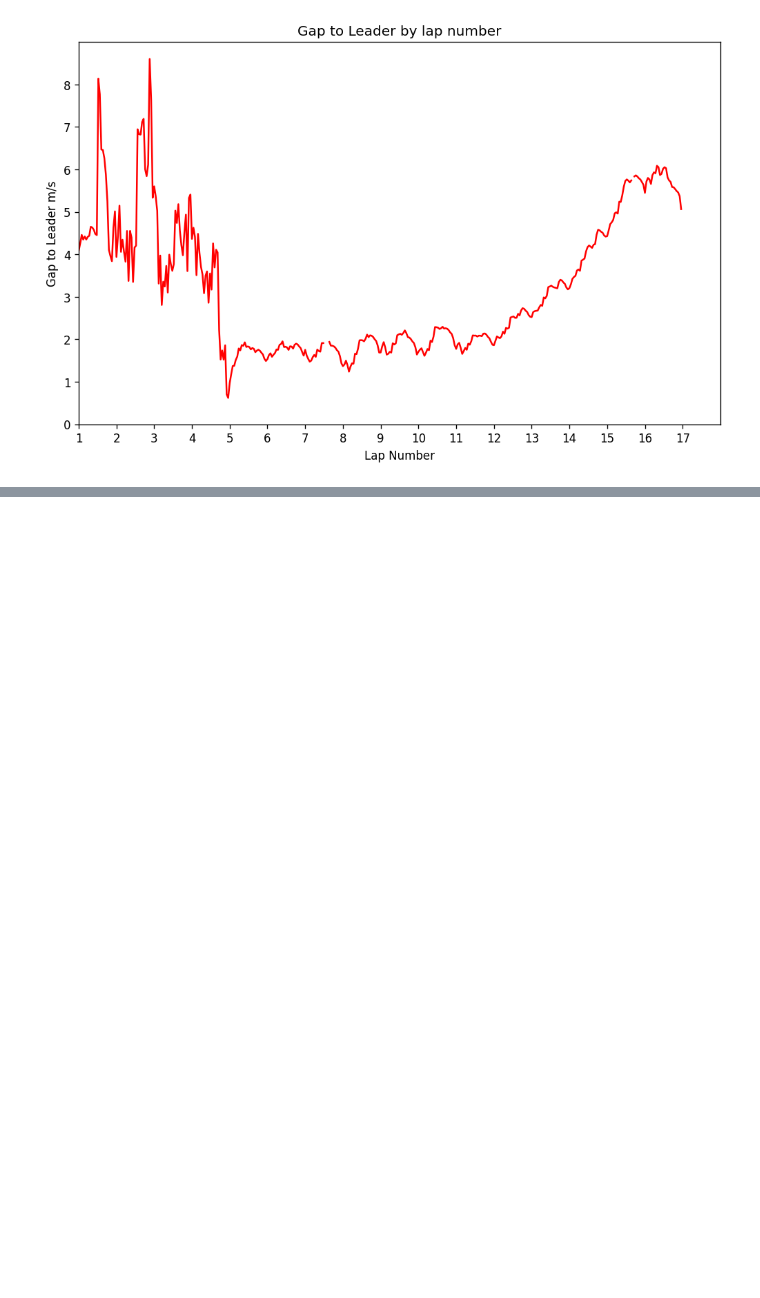
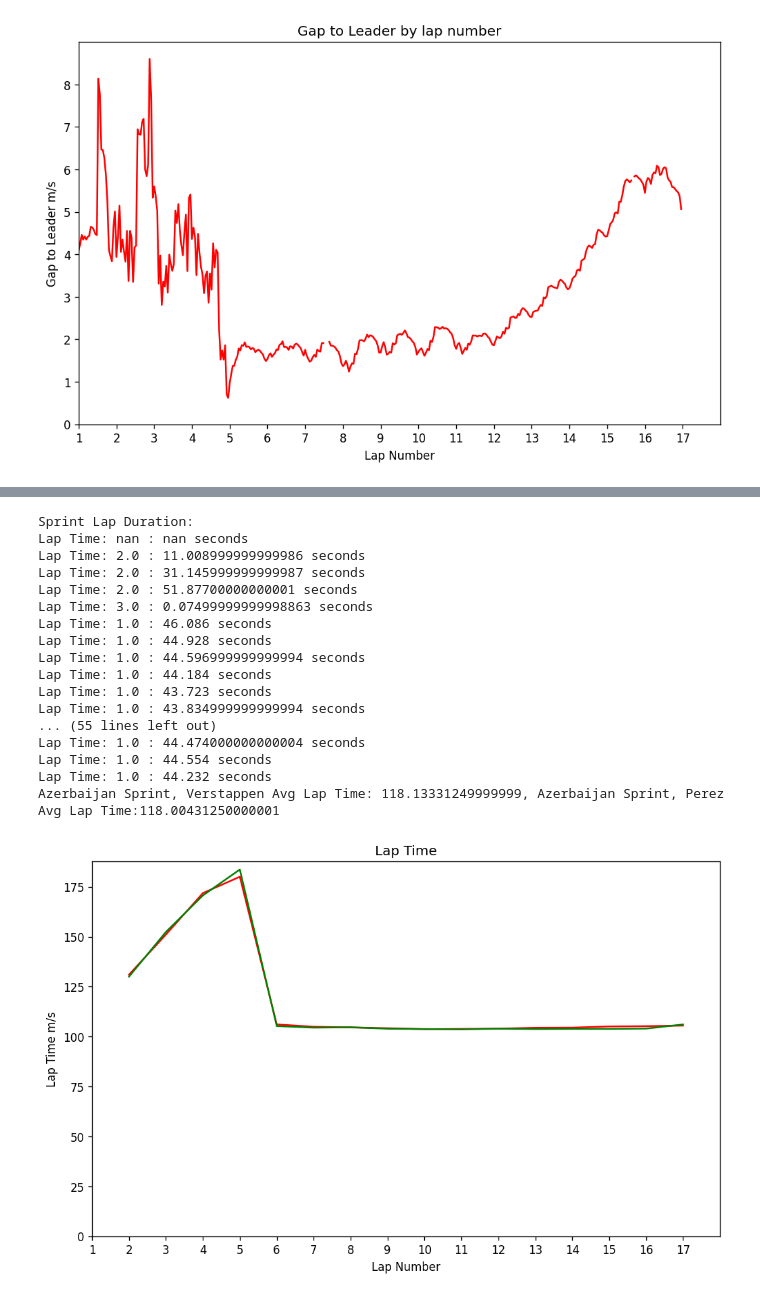
Before and after one commit to OliverKeefe/F1-Sidepod-Damage-Performance-Effect, a Jupyter notebook: analysis.ipynb, the cells around one changed output, grey strips where cells are left out. Cells and saved outputs as stored; diff of their text form; code cells hidden in the pictures; blank space fills up the shorter version.

```diff
--- a/analysis.ipynb
+++ b/analysis.ipynb
@@ -48,0 +131,43 @@ plt.show()
+# %%
+print("Sprint Lap Duration: ")
+convert_lap_time(dfLap, 'lap_duration')
+
+print("GP Lap Duration: ")
+convert_lap_time(dfGPLap, 'lap_duration')
+
+dfPerGPLapReduced: pd.DataFrame = dfGPLap.iloc[:17, :]
+
+plt.figure(figsize=(10, 6), dpi=120)
+plt.plot(dfLap['lap_number'], dfLap['lap_duration'], color='red', marker='')
+plt.plot(dfPerLap['lap_number'], dfPerLap['lap_duration'], color='green', marker='')
+
+print(f"Azerbaijan Sprint, Verstappen Avg Lap Time: {dfLap['lap_duration'].mean()}, Azerbaijan Sprint, Perez Avg Lap Time:{dfPerLap['lap_duration'].mean()} ")
+
+plt.xticks(np.arange(0, 18, 1))
+plt.xlim(1, 18)
+plt.ylim(bottom=0)
+
+plt.title("Lap Time")
+plt.xlabel("Lap Number")
+plt.ylabel("Lap Time m/s")
+
+plt.show()
+# %% [output]
+Sprint Lap Duration:
+Lap Time: nan : nan seconds
+Lap Time: 2.0 : 11.008999999999986 seconds
+Lap Time: 2.0 : 31.145999999999987 seconds
+Lap Time: 2.0 : 51.87700000000001 seconds
+Lap Time: 3.0 : 0.07499999999998863 seconds
+Lap Time: 1.0 : 46.086 seconds
+Lap Time: 1.0 : 44.928 seconds
+Lap Time: 1.0 : 44.596999999999994 seconds
+Lap Time: 1.0 : 44.184 seconds
+Lap Time: 1.0 : 43.723 seconds
+Lap Time: 1.0 : 43.834999999999994 seconds
+... (55 lines left out)
+Lap Time: 1.0 : 44.474000000000004 seconds
+Lap Time: 1.0 : 44.554 seconds
+Lap Time: 1.0 : 44.232 seconds
+Azerbaijan Sprint, Verstappen Avg Lap Time: 118.13331249999999, Azerbaijan Sprint, Perez Avg Lap Time:118.00431250000001
+[figure, added]
```
Also changed, not shown: parts of 4 cells of this notebook.
